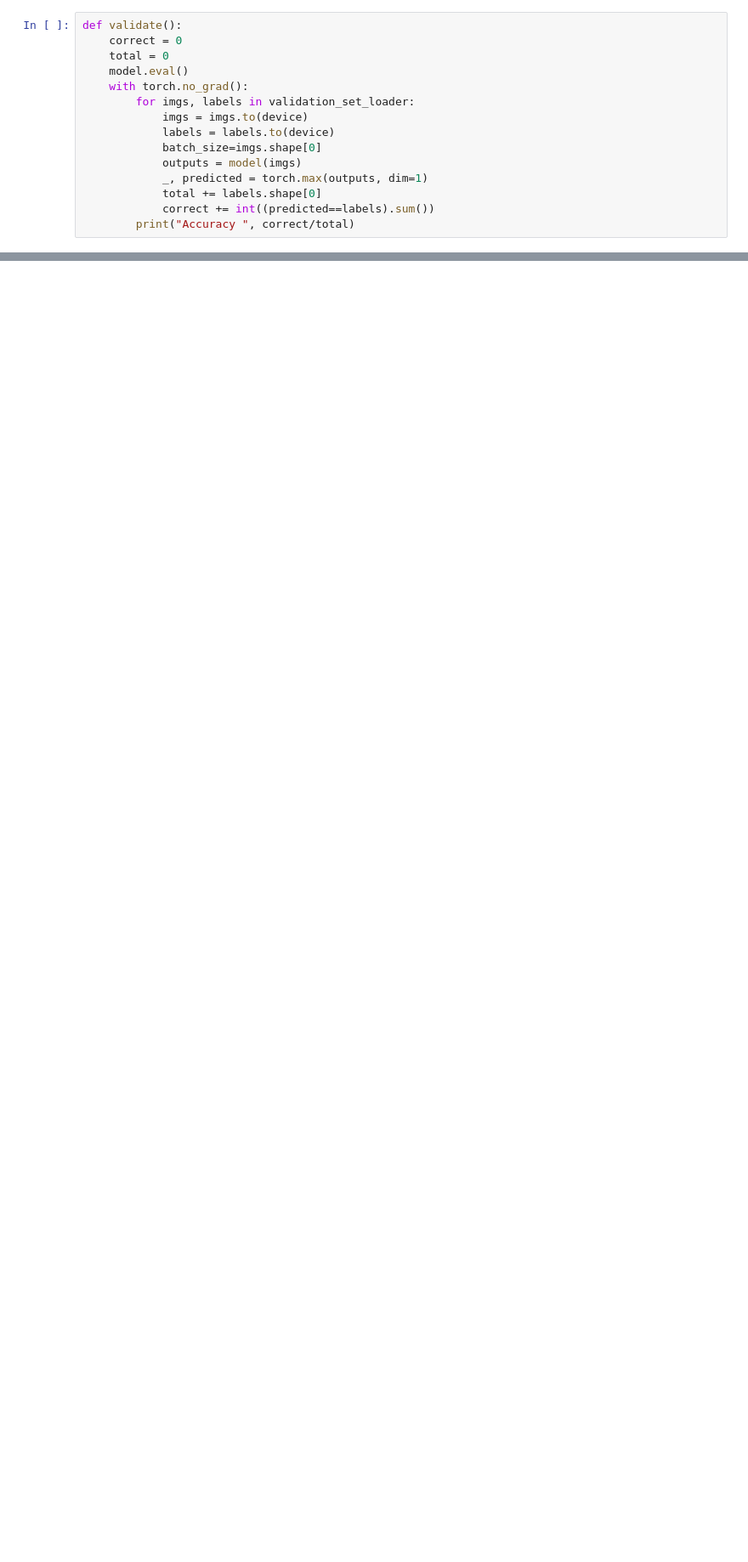
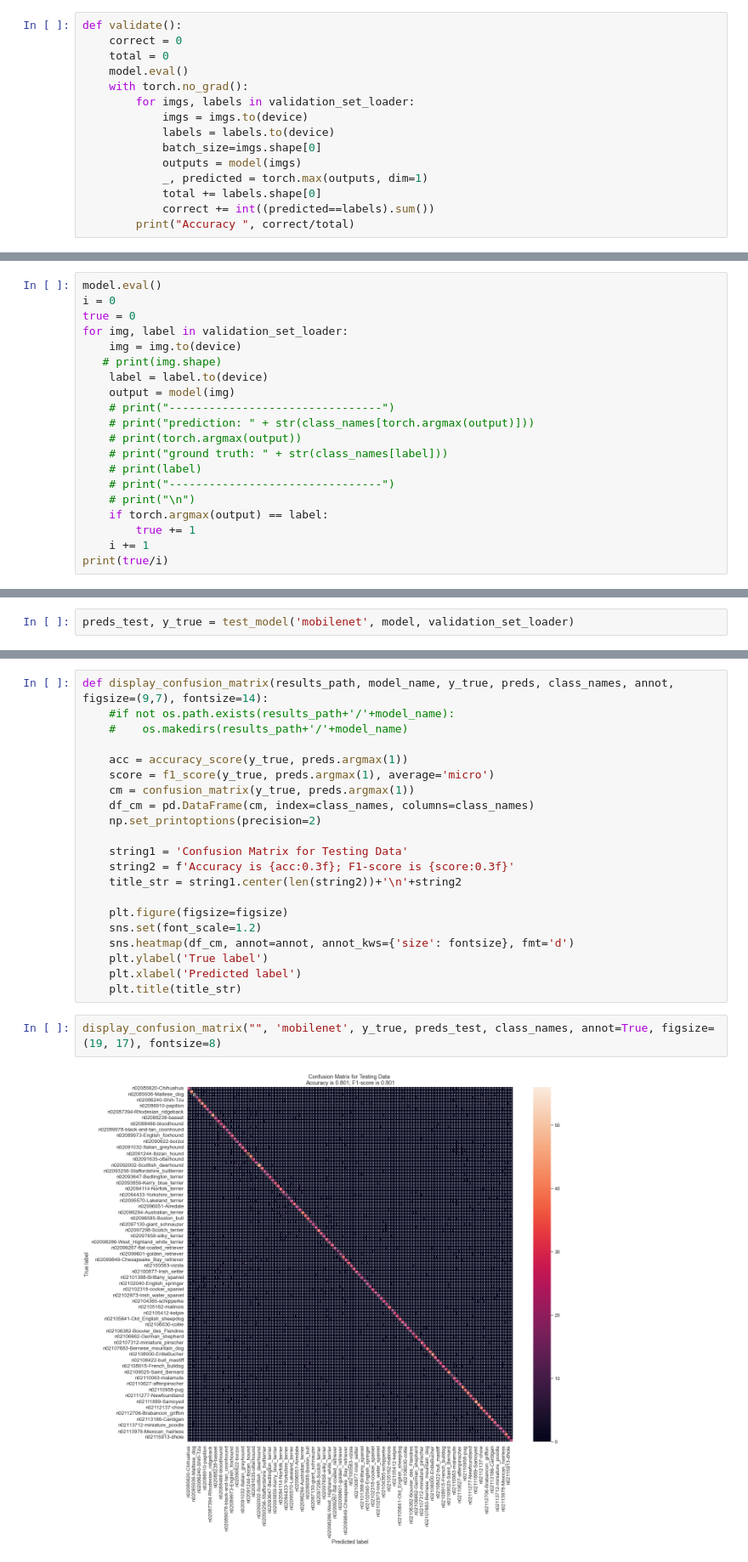
Before and after one commit to Fallt0earth/Doggo_Classifier, a Jupyter notebook: Core.ipynb, the cells around one changed output, grey strips where cells are left out. Shown: that part at 85% size. Drawn from its saved outputs; the diff is of its cells as text; blank space fills up the shorter version.

```diff
--- a/Core.ipynb
+++ b/Core.ipynb
@@ -315,0 +490,20 @@ l2_lambda = .001
+# %%
+model.eval()
+i = 0
+true = 0
+for img, label in validation_set_loader:
+    img = img.to(device)
+   # print(img.shape)
+    label = label.to(device)
+    output = model(img)
+    # print("--------------------------------")
+    # print("prediction: " + str(class_names[torch.argmax(output)]))
+    # print(torch.argmax(output))
+    # print("ground truth: " + str(class_names[label]))
+    # print(label)
+    # print("--------------------------------")
+    # print("\n")
+    if torch.argmax(output) == label:
+        true += 1
+    i += 1
+print(true/i)
@@ -315,0 +537,2 @@ l2_lambda = .001
+# %%
+preds_test, y_true = test_model('mobilenet', model, validation_set_loader)
@@ -315,0 +546,25 @@ l2_lambda = .001
+# %%
+def display_confusion_matrix(results_path, model_name, y_true, preds, class_names, annot, figsize=(9,7), fontsize=14):
+    #if not os.path.exists(results_path+'/'+model_name):
+    #    os.makedirs(results_path+'/'+model_name)
+
+    acc = accuracy_score(y_true, preds.argmax(1))
+    score = f1_score(y_true, preds.argmax(1), average='micro')
+    cm = confusion_matrix(y_true, preds.argmax(1))
+    df_cm = pd.DataFrame(cm, index=class_names, columns=class_names)
+    np.set_printoptions(precision=2)
+
+    string1 = 'Confusion Matrix for Testing Data'
+    string2 = f'Accuracy is {acc:0.3f}; F1-score is {score:0.3f}'
+    title_str = string1.center(len(string2))+'\n'+string2
+
+    plt.figure(figsize=figsize)
+    sns.set(font_scale=1.2)
+    sns.heatmap(df_cm, annot=annot, annot_kws={'size': fontsize}, fmt='d')
+    plt.ylabel('True label')
+    plt.xlabel('Predicted label')
+    plt.title(title_str)
+# %%
+display_confusion_matrix("", 'mobilenet', y_true, preds_test, class_names, annot=True, figsize=(19, 17), fontsize=8)
+# %% [output]
+[figure, added]
```
Also changed, not shown: parts of 28 cells of this notebook, 1 other file.
